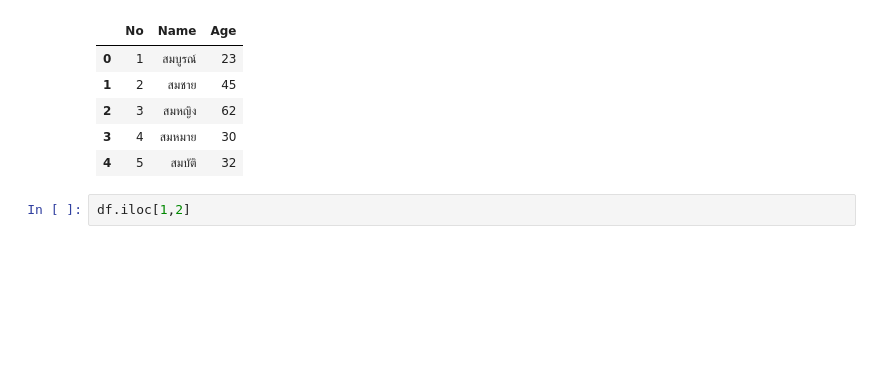
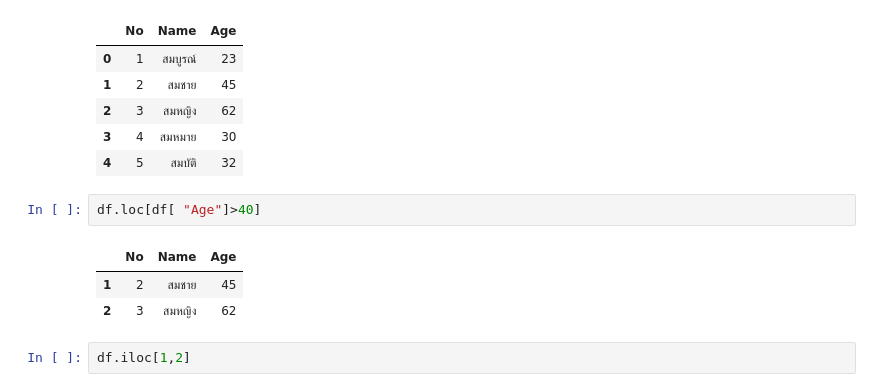
Before and after one commit to Sunisa78-8/phython.data.W, a Jupyter notebook: 02_Python101.ipynb, the cells around one changed output. Cells and saved outputs as stored; diff of their text form; blank space fills up the shorter version.

```diff
--- a/02_Python101.ipynb
+++ b/02_Python101.ipynb
@@ -927,6 +945,12 @@ df
 | 2 | 3 | สมหญิง | 62 |
 | 3 | 4 | สมหมาย | 30 |
 | 4 | 5 | สมบัติ | 32 |
+# %%
+df.loc[df[ "Age"]>40]
+# %% [output]
+|  | No | Name | Age |
+| 1 | 2 | สมชาย | 45 |
+| 2 | 3 | สมหญิง | 62 |
 # %%
 df.iloc[1,2]
 # %% [output]
```
Also changed, not shown: parts of 47 cells of this notebook.
